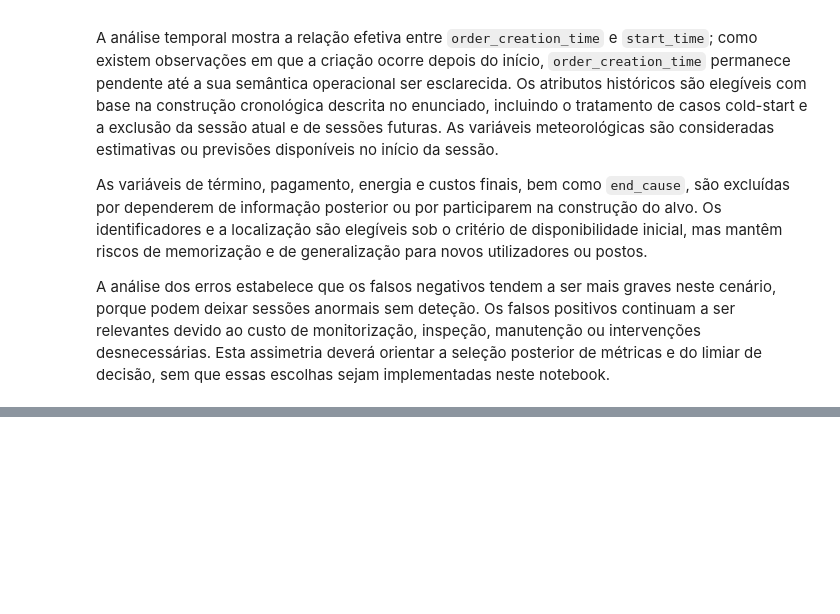
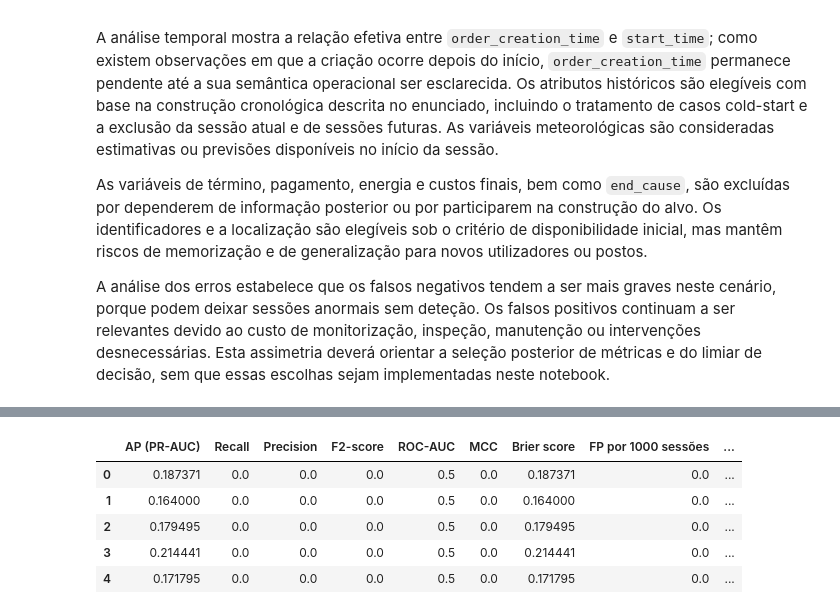
Before and after one commit to marianaCorreiia/MINDD-GPA-1260527-1211883-1231261, a Jupyter notebook: task2.ipynb, the cells around one changed output, grey strips where cells are left out. Saved outputs shown, nothing was run; the diff lists cells and outputs as text; code cells hidden in the pictures; blank space fills up the shorter version.

```diff
--- a/task2.ipynb
+++ b/task2.ipynb
@@ -501,0 +687,19 @@ A análise dos erros estabelece que os falsos negativos tendem a ser mais graves
+# %%
+from sklearn.model_selection import TimeSeriesSplit
+
+N_SPLITS = 5
+if len(evaluation_df) <= N_SPLITS:
+    raise ValueError("Não existem observações suficientes para criar os folds temporais.")
+
+time_splitter = TimeSeriesSplit(n_splits=N_SPLITS)
+temporal_folds = list(time_splitter.split(evaluation_df))
+
+for fold_number, (train_idx, test_idx) in enumerate(temporal_folds, start=1):
+    train_dates = evaluation_df.iloc[train_idx]["start_time"]
+    test_dates = evaluation_df.iloc[test_idx]["start_time"]
+    print(
+        f"Fold {fold_number}: "
+        f"treino até {train_dates.max()} | "
+        f"teste de {test_dates.min()} a {test_dates.max()} | "
+        f"{len(train_idx):,} treino / {len(test_idx):,} teste"
+    )
@@ -501,0 +727,27 @@ A análise dos erros estabelece que os falsos negativos tendem a ser mais graves
+# %%
+import numpy as np
+
+majority_fold_results = []
+
+for fold_number, (train_idx, test_idx) in enumerate(temporal_folds, start=1):
+    y_train = evaluation_df.iloc[train_idx]["is_abnormal"].to_numpy()
+    y_test = evaluation_df.iloc[test_idx]["is_abnormal"].to_numpy()
+
+    majority_class = int(pd.Series(y_train).mode().iloc[0])
+    # Pontuação constante: 0 se a classe maioritária for normal, 1 se for anormal.
+    y_score = np.full(len(y_test), float(majority_class))
+
+    result = calculate_metrics(y_test, y_score, threshold=0.5)
+    result["fold"] = fold_number
+    result["baseline"] = "Classe maioritária"
+    majority_fold_results.append(result)
+
+majority_results_df = pd.DataFrame(majority_fold_results)
+display(majority_results_df)
+# %% [output]
+|  | AP (PR-AUC) | Recall | Precision | F2-score | ROC-AUC | MCC | Brier score | FP por 1000 sessões | ... |
+| 0 | 0.187371 | 0.0 | 0.0 | 0.0 | 0.5 | 0.0 | 0.187371 | 0.0 | ... |
+| 1 | 0.164000 | 0.0 | 0.0 | 0.0 | 0.5 | 0.0 | 0.164000 | 0.0 | ... |
+| 2 | 0.179495 | 0.0 | 0.0 | 0.0 | 0.5 | 0.0 | 0.179495 | 0.0 | ... |
+| 3 | 0.214441 | 0.0 | 0.0 | 0.0 | 0.5 | 0.0 | 0.214441 | 0.0 | ... |
+| 4 | 0.171795 | 0.0 | 0.0 | 0.0 | 0.5 | 0.0 | 0.171795 | 0.0 | ... |
```
Also changed, not shown: parts of 20 cells of this notebook.
